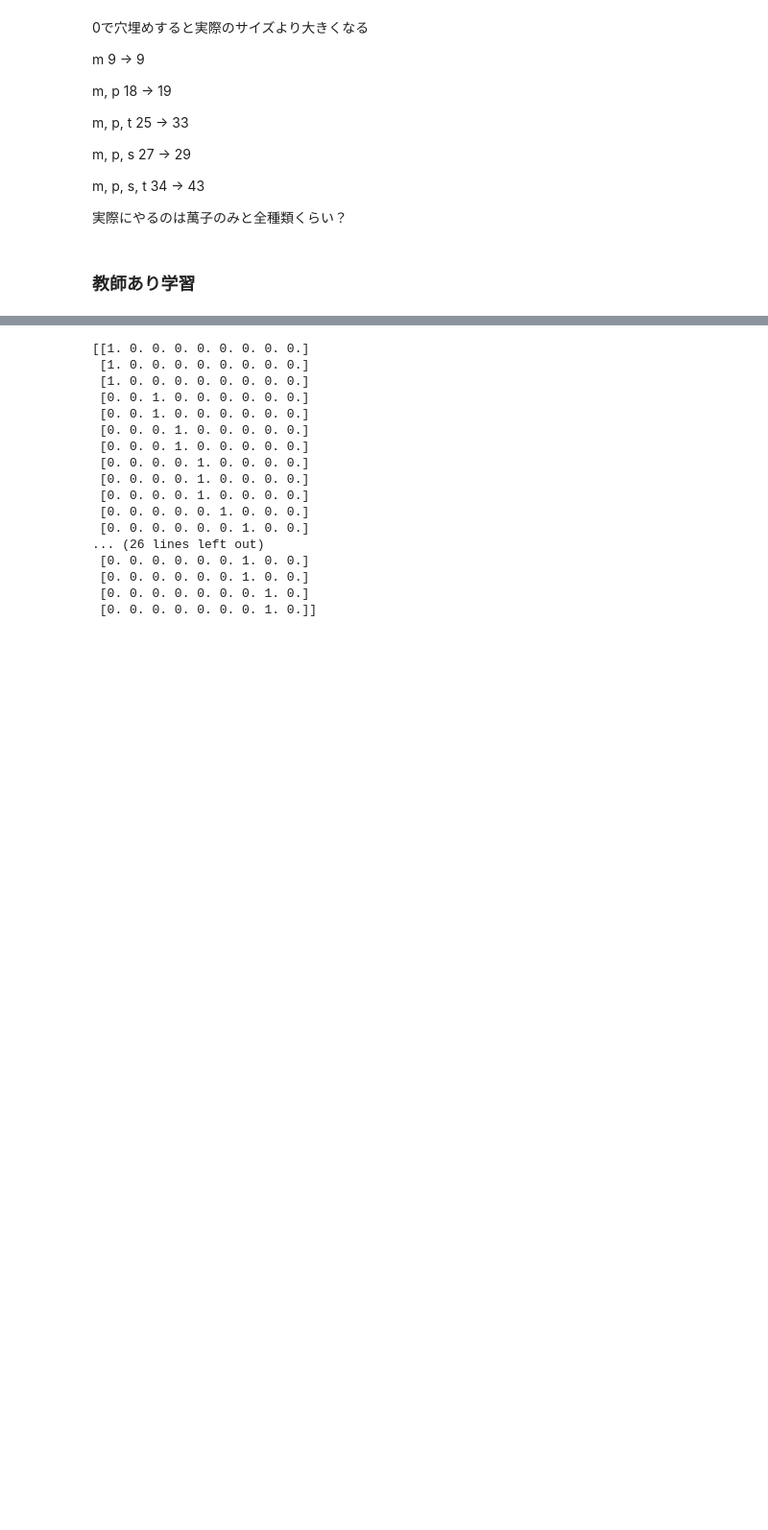
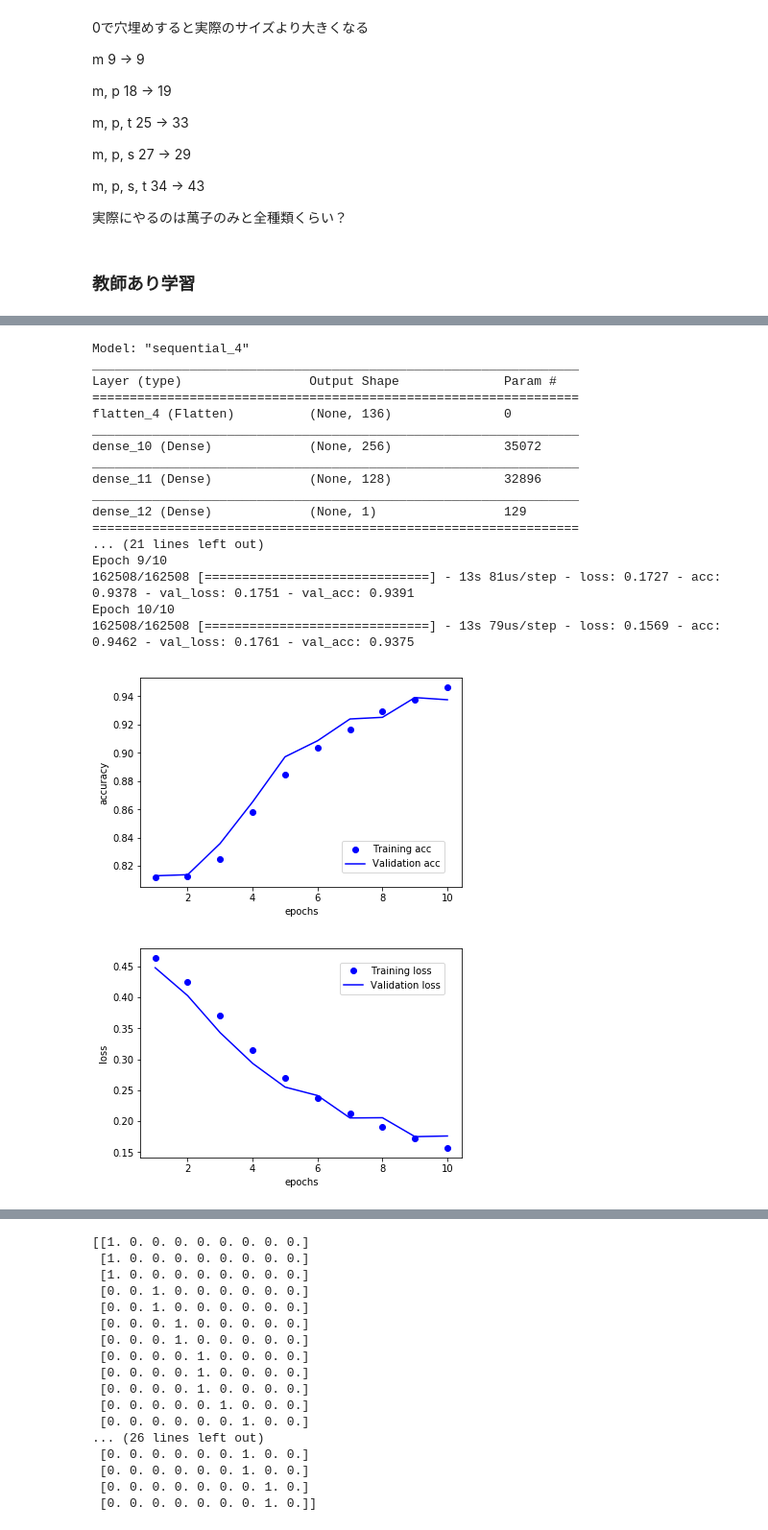
Before and after one commit to minnsou/FrontierArtificialIntelligence, a Jupyter notebook: mahjong.ipynb, the cells around one changed output, grey strips where cells are left out. Shown: that part at 96% size. Saved outputs shown, nothing was run; the diff lists cells and outputs as text; code cells hidden in the pictures; blank space fills up the shorter version.

```diff
--- a/mahjong.ipynb
+++ b/mahjong.ipynb
@@ -423,0 +438,28 @@ for i in range(num):
+# %%
+kind_tile = 34
+num_hand = 14
+x_path = 'data/state_list_tenho_232155.npy'
+y_path = 'data/is_win_list_tenho_232155.npy'
+history = dense_train(kind_tile, num_hand, 10, x_path, y_path)
+draw_acc(history)
+draw_loss(history)
+# %% [output]
+Model: "sequential_4"
+_________________________________________________________________
+Layer (type)                 Output Shape              Param #
+=================================================================
+flatten_4 (Flatten)          (None, 136)               0
+_________________________________________________________________
+dense_10 (Dense)             (None, 256)               35072
+_________________________________________________________________
+dense_11 (Dense)             (None, 128)               32896
+_________________________________________________________________
+dense_12 (Dense)             (None, 1)                 129
+=================================================================
+... (21 lines left out)
+Epoch 9/10
+162508/162508 [==============================] - 13s 81us/step - loss: 0.1727 - acc: 0.9378 - val_loss: 0.1751 - val_acc: 0.9391
+Epoch 10/10
+162508/162508 [==============================] - 13s 79us/step - loss: 0.1569 - acc: 0.9462 - val_loss: 0.1761 - val_acc: 0.9375
+[figure, added]
+[figure, added]
```
Also changed, not shown: parts of 20 cells of this notebook.
